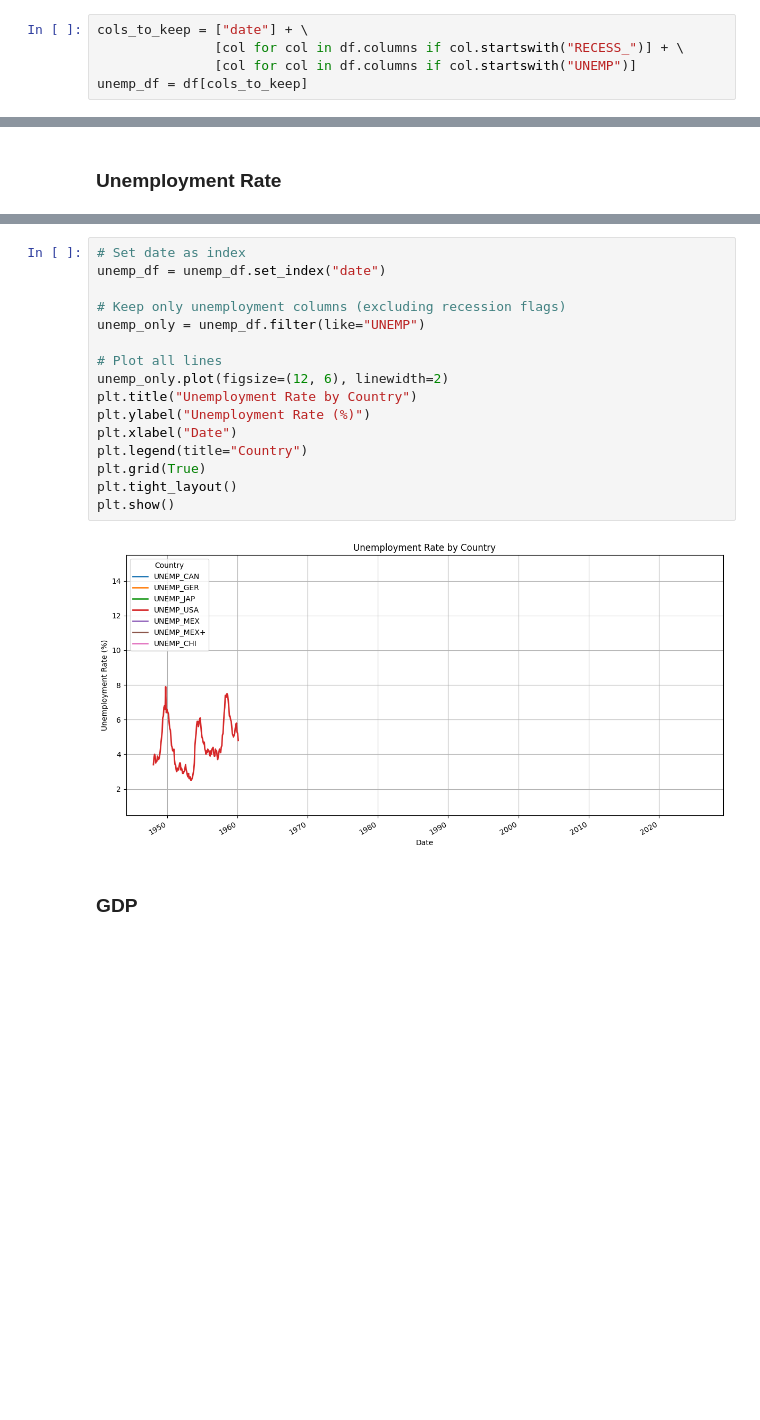
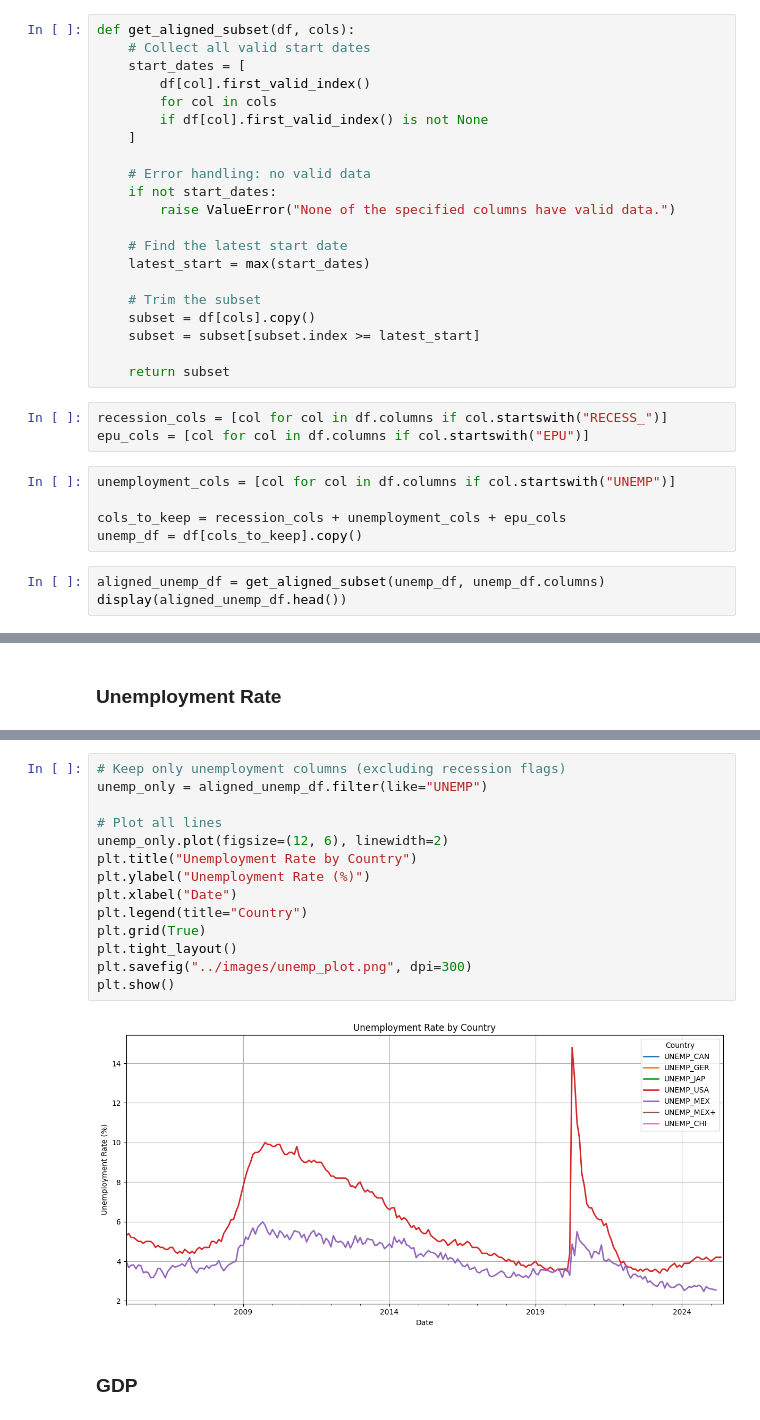
Before and after one commit to Barderus/SURE_Program, a Jupyter notebook: notebooks/01 - EDA.ipynb, the cells around one changed output, grey strips where cells are left out. Saved outputs shown, nothing was run; the diff lists cells and outputs as text; blank space fills up the shorter version.

Commit message:
- Added summaries for each macroeconomic variables - Created plot lines based on the data available

```diff
--- a/notebooks/01 - EDA.ipynb
+++ b/notebooks/01 - EDA.ipynb
@@ -58,7 +103,34 @@ df.drop(columns=["10YS_GER_x", "10YS_JAP_x", "2YS_MEX_x", "1OYS_MEX", "10YS_CAN_
 # %% [markdown]
 ### Build dataframes to analyze each variable and compare with other countries'.
+# %%
+def get_aligned_subset(df, cols):
+    # Collect all valid start dates
+    start_dates = [
+        df[col].first_valid_index()
+        for col in cols
+        if df[col].first_valid_index() is not None
+    ]
+
+    # Error handling: no valid data
+    if not start_dates:
+        raise ValueError("None of the specified columns have valid data.")
+
+    # Find the latest start date
+    latest_start = max(start_dates)
+
+    # Trim the subset
+    subset = df[cols].copy()
+    subset = subset[subset.index >= latest_start]
+
+    return subset
+# %%
+recession_cols = [col for col in df.columns if col.startswith("RECESS_")]
+epu_cols = [col for col in df.columns if col.startswith("EPU")]
 # %%
-cols_to_keep = ["date"] + \
-               [col for col in df.columns if col.startswith("RECESS_")] + \
-               [col for col in df.columns if col.startswith("UNEMP")]
-unemp_df = df[cols_to_keep]
+unemployment_cols = [col for col in df.columns if col.startswith("UNEMP")]
+
+cols_to_keep = recession_cols + unemployment_cols + epu_cols
+unemp_df = df[cols_to_keep].copy()
+# %%
+aligned_unemp_df = get_aligned_subset(unemp_df, unemp_df.columns)
+display(aligned_unemp_df.head())
@@ -145,21 +302,19 @@ display(first_entries)
 # %%
-# Set date as index
-unemp_df = unemp_df.set_index("date")
-
 # Keep only unemployment columns (excluding recession flags)
-unemp_only = unemp_df.filter(like="UNEMP")
+unemp_only = aligned_unemp_df.filter(like="UNEMP")
 
 # Plot all lines
 unemp_only.plot(figsize=(12, 6), linewidth=2)
 plt.title("Unemployment Rate by Country")
 plt.ylabel("Unemployment Rate (%)")
 plt.xlabel("Date")
 plt.legend(title="Country")
 plt.grid(True)
 plt.tight_layout()
+plt.savefig("../images/unemp_plot.png", dpi=300)
 plt.show()
 # %% [output]
-[figure, old version]
+[figure, new version]
 # %% [markdown]
 ### GDP
 # %%
```
Also changed, not shown: parts of 60 cells of this notebook, 2 other files.
